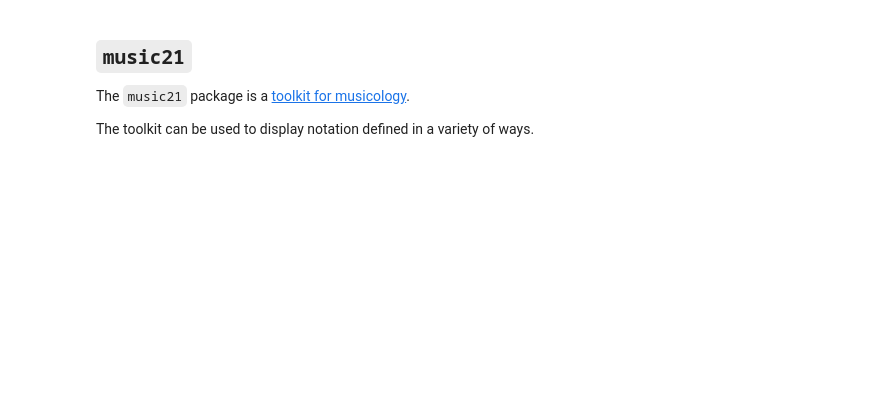
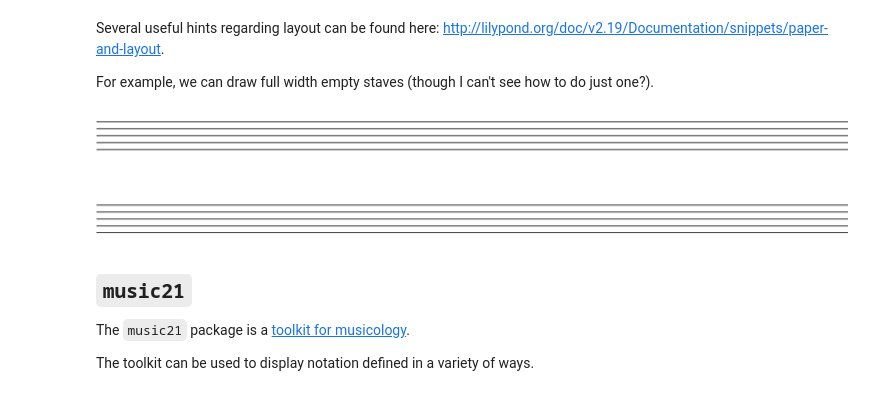
Before and after one commit to psychemedia/showntell, a Jupyter notebook: index_music.ipynb, the cells around one changed output. Cells and saved outputs as stored; diff of their text form; code cells hidden in the pictures; blank space fills up the shorter version.

```diff
--- a/index_music.ipynb
+++ b/index_music.ipynb
@@ -11,6 +17,10 @@ import os
 from IPython.display import Image
 
 def lp(score):
+    score='''\version "2.18.2"
+    \header {{
+    tagline = ""  % removed
+    }} {}'''.format(score)
     with open("test.ly", "w") as out_file:
         out_file.write(score)
     os.system( "lilypond -dbackend=eps -dno-gs-load-fonts -dinclude-eps-fonts --png test.ly" )
@@ -38,3 +48,35 @@ lp(score)
+# %% [markdown]
+Several useful hints regarding layout can be found here: http://lilypond.org/doc/v2.19/Documentation/snippets/paper-and-layout.
+
+For example, we can draw full width empty staves (though I can't see how to do just one?).
+# %%
+empty=r'''
+#(set-global-staff-size 20)
+
+\score {
+  {
+    \repeat unfold 2 { s1 \break }
+  }
+  \layout {
+    indent = 0\in
+    \context {
+      \Staff
+      \remove "Time_signature_engraver"
+      \remove "Clef_engraver"
+      \remove "Bar_engraver"
+    }
+    \context {
+      \Score
+      \remove "Bar_number_engraver"
+    }
+  }
+}
+
+'''
+
+lp(empty)
+# %% [output]
+[figure, added]
 # %% [markdown]
 ## `music21`
 
```
Also changed, not shown: parts of 19 cells of this notebook, 2 other files.
